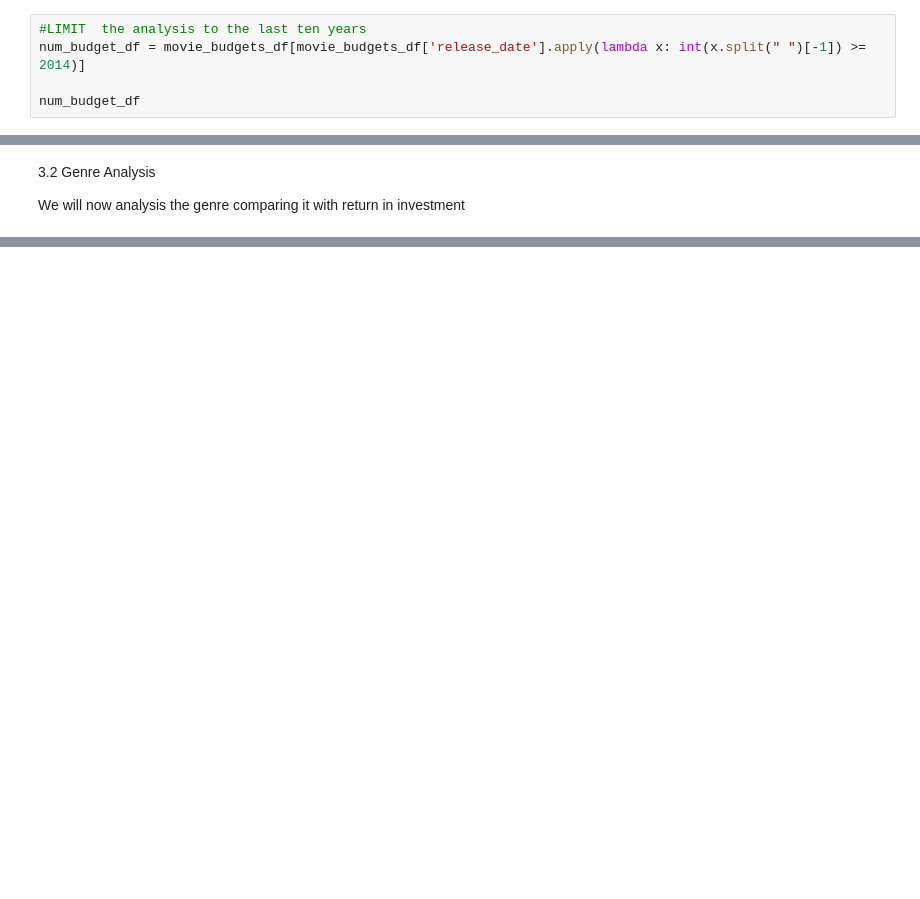
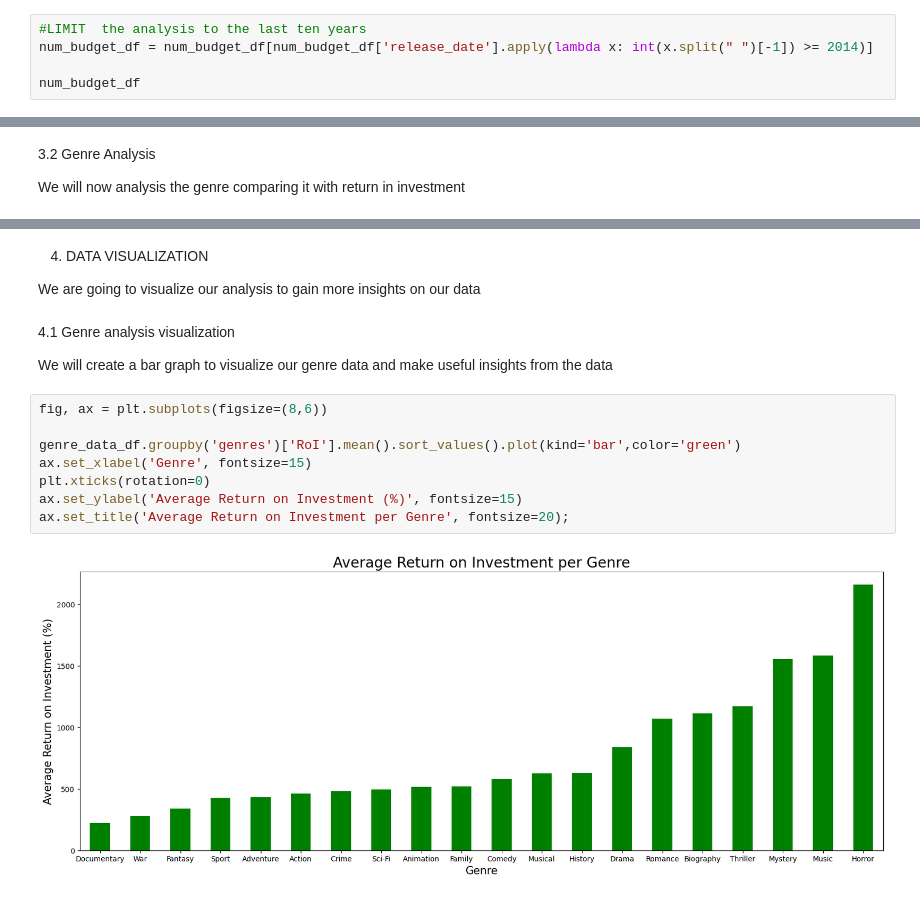
Before and after one commit to Geraldkigotho/dsc-phase-1-project-v2-4, a Jupyter notebook: student.ipynb, the cells around one changed output, grey strips where cells are left out. Drawn from its saved outputs; the diff is of its cells as text; blank space fills up the shorter version.

Commit message:
analysing data and visualizing

```diff
--- a/student.ipynb
+++ b/student.ipynb
@@ -413,7 +413,7 @@ At these stage i was exploring my data trying to make sense of  my data to seein
 First we will get the return in investment (ROI) using the numbers dataset
 # %%
 #LIMIT  the analysis to the last ten years
-num_budget_df = movie_budgets_df[movie_budgets_df['release_date'].apply(lambda x: int(x.split(" ")[-1]) >= 2014)]
+num_budget_df = num_budget_df[num_budget_df['release_date'].apply(lambda x: int(x.split(" ")[-1]) >= 2014)]
 
 num_budget_df
 # %% [output]
@@ -823,0 +845,18 @@ genre_data_df.head()
+# %% [markdown]
+4. DATA VISUALIZATION
+
+  We are going to visualize our analysis to gain more insights on our data
+# %% [markdown]
+4.1 Genre analysis visualization
+
+We will create a bar graph to visualize our genre data and make useful insights from the data
+# %%
+fig, ax = plt.subplots(figsize=(8,6))
+
+genre_data_df.groupby('genres')['RoI'].mean().sort_values().plot(kind='bar',color='green')
+ax.set_xlabel('Genre', fontsize=15)
+plt.xticks(rotation=0)
+ax.set_ylabel('Average Return on Investment (%)', fontsize=15)
+ax.set_title('Average Return on Investment per Genre', fontsize=20);
+# %% [output]
+[figure, added]
```
Also changed, not shown: parts of 25 cells of this notebook.
